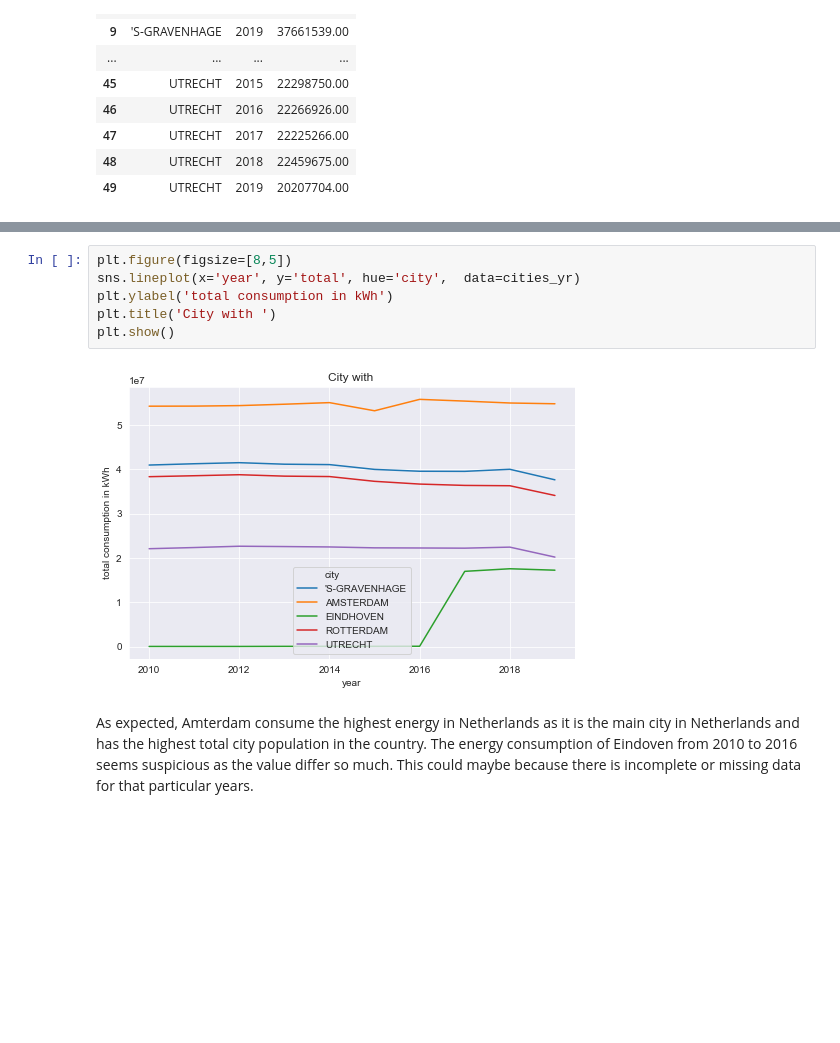
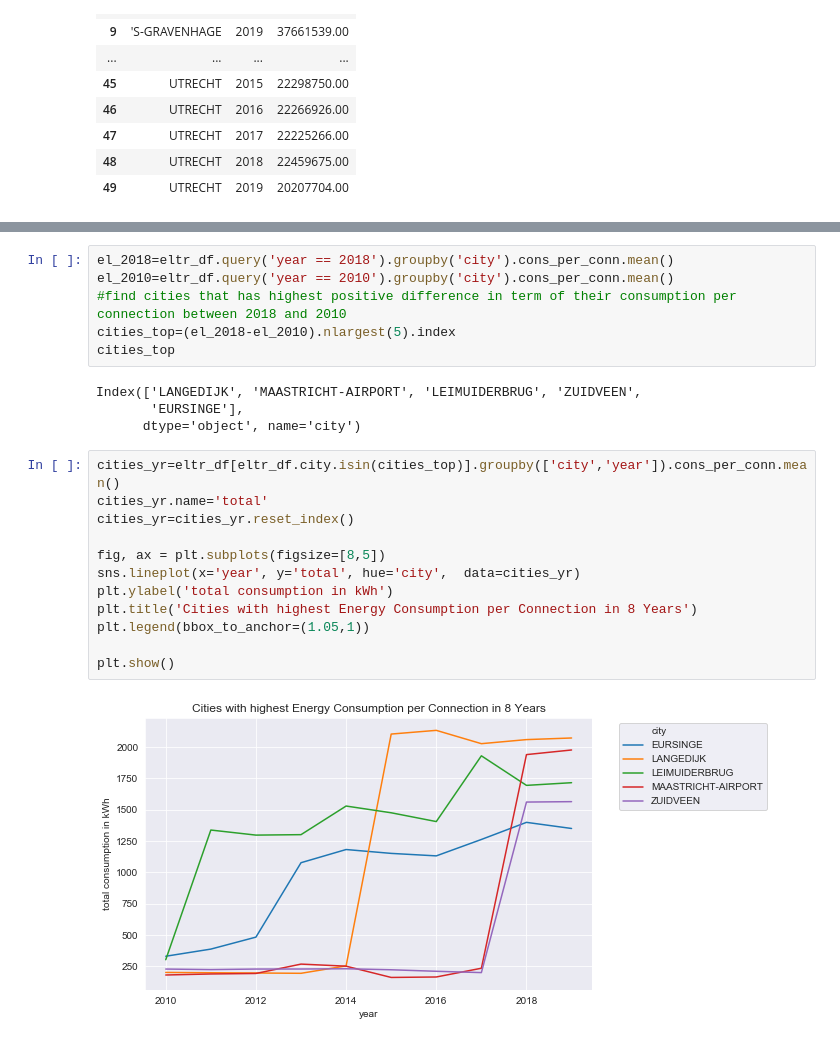
Before and after one commit to fatinshariff/Dutch_Energy, a Jupyter notebook: dutch_energy.ipynb, the cells around one changed output, grey strips where cells are left out. Saved outputs shown, nothing was run; the diff lists cells and outputs as text; blank space fills up the shorter version.

```diff
--- a/dutch_energy.ipynb
+++ b/dutch_energy.ipynb
@@ -372,10 +412,24 @@ cities_yr
+# %%
+el_2018=eltr_df.query('year == 2018').groupby('city').cons_per_conn.mean()
+el_2010=eltr_df.query('year == 2010').groupby('city').cons_per_conn.mean()
+#find cities that has highest positive difference in term of their consumption per connection between 2018 and 2010
+cities_top=(el_2018-el_2010).nlargest(5).index
+cities_top
+# %% [output]
+Index(['LANGEDIJK', 'MAASTRICHT-AIRPORT', 'LEIMUIDERBRUG', 'ZUIDVEEN',
+       'EURSINGE'],
+      dtype='object', name='city')
 # %%
-plt.figure(figsize=[8,5])
+cities_yr=eltr_df[eltr_df.city.isin(cities_top)].groupby(['city','year']).cons_per_conn.mean()
+cities_yr.name='total'
+cities_yr=cities_yr.reset_index()
+
+fig, ax = plt.subplots(figsize=[8,5])
 sns.lineplot(x='year', y='total', hue='city',  data=cities_yr)
 plt.ylabel('total consumption in kWh')
-plt.title('City with ')
+plt.title('Cities with highest Energy Consumption per Connection in 8 Years')
+plt.legend(bbox_to_anchor=(1.05,1))
+
 plt.show()
 # %% [output]
-[figure, old version]
+[figure, new version]
-# %% [markdown]
-As expected, Amterdam consume the highest energy in Netherlands as it is the main city in Netherlands and has the highest total city population in the country. The energy consumption of Eindoven from 2010 to 2016 seems suspicious  as the value differ so much. This could maybe because there is incomplete or missing data for that particular years.
```
Also changed, not shown: parts of 9 cells of this notebook, 1 other file.
